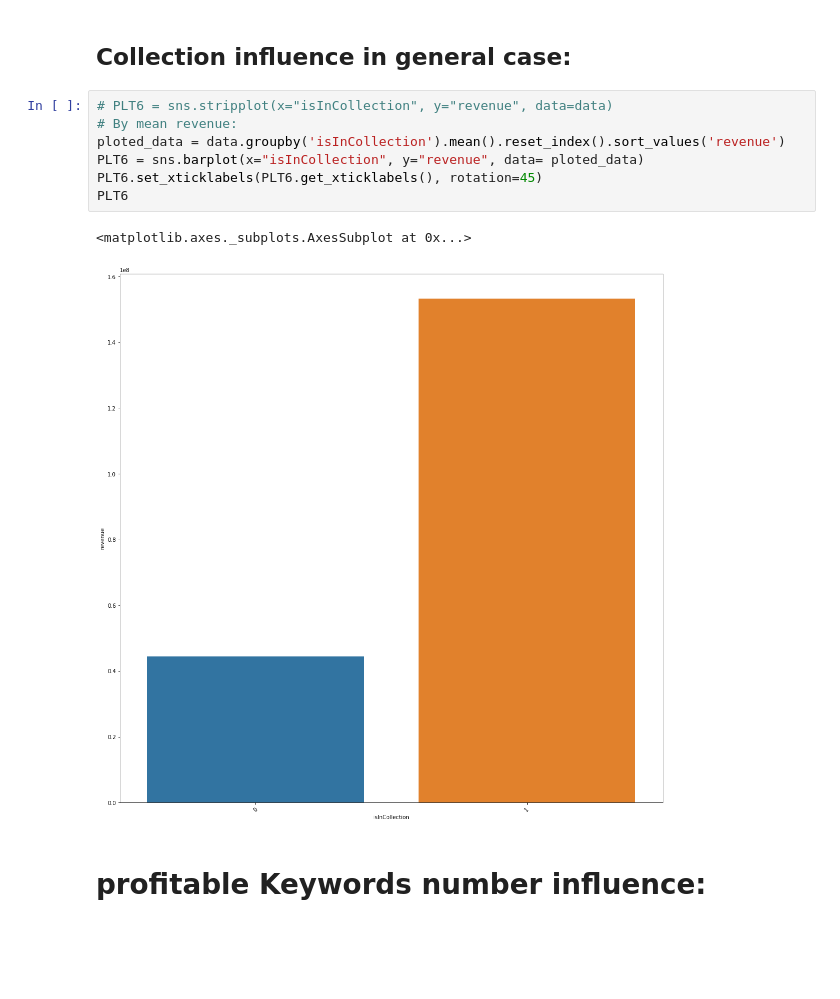
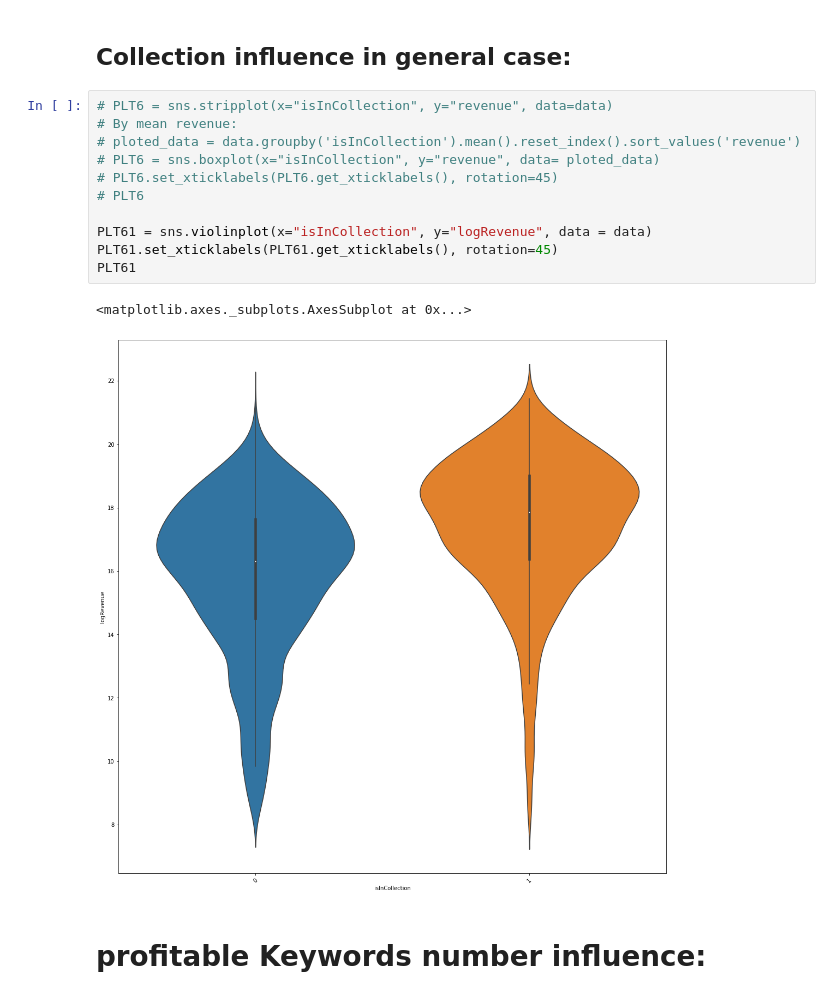
Before and after one commit to Stayermax/BORP, a Jupyter notebook: EDA.ipynb, the cells around one changed output. Drawn from its saved outputs; the diff is of its cells as text; blank space fills up the shorter version.

```diff
--- a/EDA.ipynb
+++ b/EDA.ipynb
@@ -183,13 +185,17 @@ plt.show()
 # %%
 # PLT6 = sns.stripplot(x="isInCollection", y="revenue", data=data)
 # By mean revenue:
-ploted_data = data.groupby('isInCollection').mean().reset_index().sort_values('revenue')
-PLT6 = sns.barplot(x="isInCollection", y="revenue", data= ploted_data)
-PLT6.set_xticklabels(PLT6.get_xticklabels(), rotation=45)
-PLT6
+# ploted_data = data.groupby('isInCollection').mean().reset_index().sort_values('revenue')
+# PLT6 = sns.boxplot(x="isInCollection", y="revenue", data= ploted_data)
+# PLT6.set_xticklabels(PLT6.get_xticklabels(), rotation=45)
+# PLT6
+
+PLT61 = sns.violinplot(x="isInCollection", y="logRevenue", data = data)
+PLT61.set_xticklabels(PLT61.get_xticklabels(), rotation=45)
+PLT61
 # %% [output]
 <matplotlib.axes._subplots.AxesSubplot at 0x...>
-[figure, old version]
+[figure, new version]
 # %% [markdown]
 # profitable Keywords number influence:
 # %%
```
Also changed, not shown: parts of 2 cells of this notebook, 3 other files.
